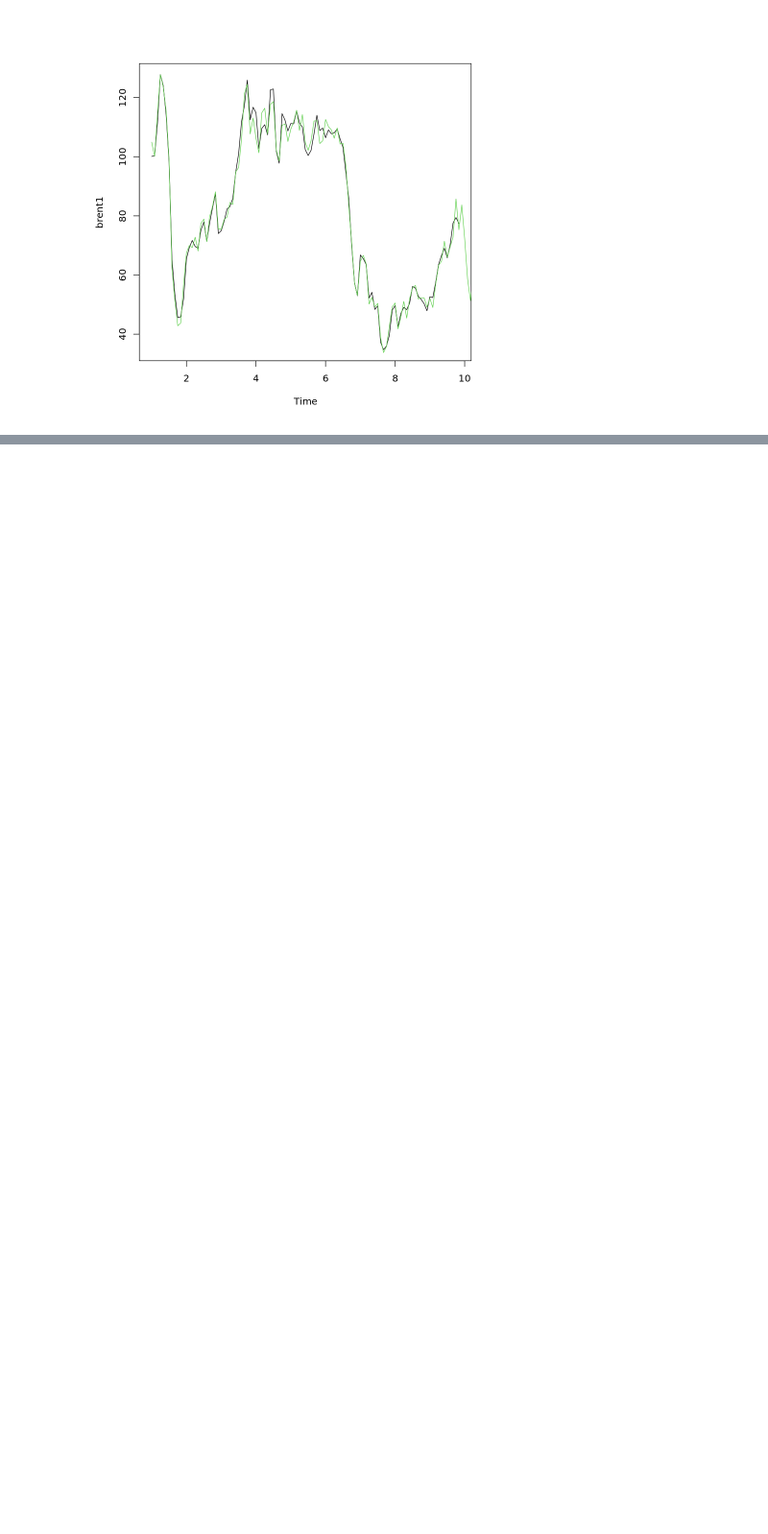
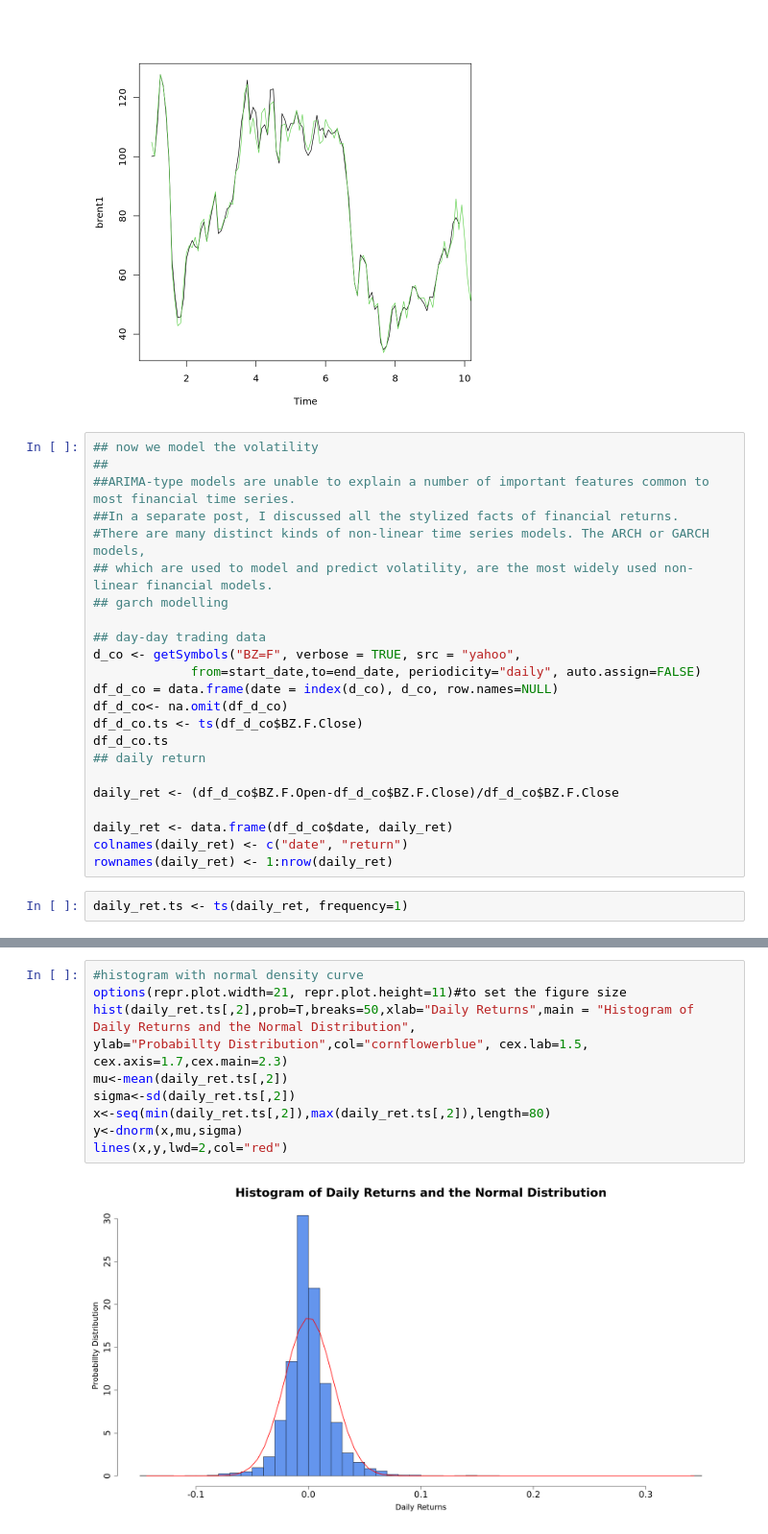
Before and after one commit to W-Mrt/Time-series-analysis-for-finance, a Jupyter notebook: final.ipynb, the cells around one changed output, grey strips where cells are left out. Shown at 96% size. Drawn from its saved outputs; the diff is of its cells as text; blank space fills up the shorter version.

```diff
--- a/final.ipynb
+++ b/final.ipynb
@@ -741,3 +742,28 @@ A Time Series: 13 × 12
 | 13 | -6.14761575 | -3.85562874 | -6.95079211 | -1.47554702 | -0.33305558 | -1.20596542 | 1.61734181 | -0.94420294 | -2.15918340 |  |  | ... |
 [figure]
 [figure]
+# %%
+## now we model the volatility
+##
+##ARIMA-type models are unable to explain a number of important features common to most financial time series.
+##In a separate post, I discussed all the stylized facts of financial returns.
+#There are many distinct kinds of non-linear time series models. The ARCH or GARCH models,
+## which are used to model and predict volatility, are the most widely used non-linear financial models.
+## garch modelling
+
+## day-day trading data
+d_co <- getSymbols("BZ=F", verbose = TRUE, src = "yahoo",
+             from=start_date,to=end_date, periodicity="daily", auto.assign=FALSE)
+df_d_co = data.frame(date = index(d_co), d_co, row.names=NULL)
+df_d_co<- na.omit(df_d_co)
+df_d_co.ts <- ts(df_d_co$BZ.F.Close)
+df_d_co.ts
+## daily return
+
+daily_ret <- (df_d_co$BZ.F.Open-df_d_co$BZ.F.Close)/df_d_co$BZ.F.Close
+
+daily_ret <- data.frame(df_d_co$date, daily_ret)
+colnames(daily_ret) <- c("date", "return")
+rownames(daily_ret) <- 1:nrow(daily_ret)
+# %%
+daily_ret.ts <- ts(daily_ret, frequency=1)
@@ -743,0 +785,12 @@ A Time Series: 13 × 12
+# %%
+#histogram with normal density curve
+options(repr.plot.width=21, repr.plot.height=11)#to set the figure size
+hist(daily_ret.ts[,2],prob=T,breaks=50,xlab="Daily Returns",main = "Histogram of Daily Returns and the Normal Distribution",
+ylab="Probabillty Distribution",col="cornflowerblue", cex.lab=1.5, cex.axis=1.7,cex.main=2.3)
+mu<-mean(daily_ret.ts[,2])
+sigma<-sd(daily_ret.ts[,2])
+x<-seq(min(daily_ret.ts[,2]),max(daily_ret.ts[,2]),length=80)
+y<-dnorm(x,mu,sigma)
+lines(x,y,lwd=2,col="red")
+# %% [output]
+[figure, added]
```
Also changed, not shown: parts of 26 cells of this notebook.
